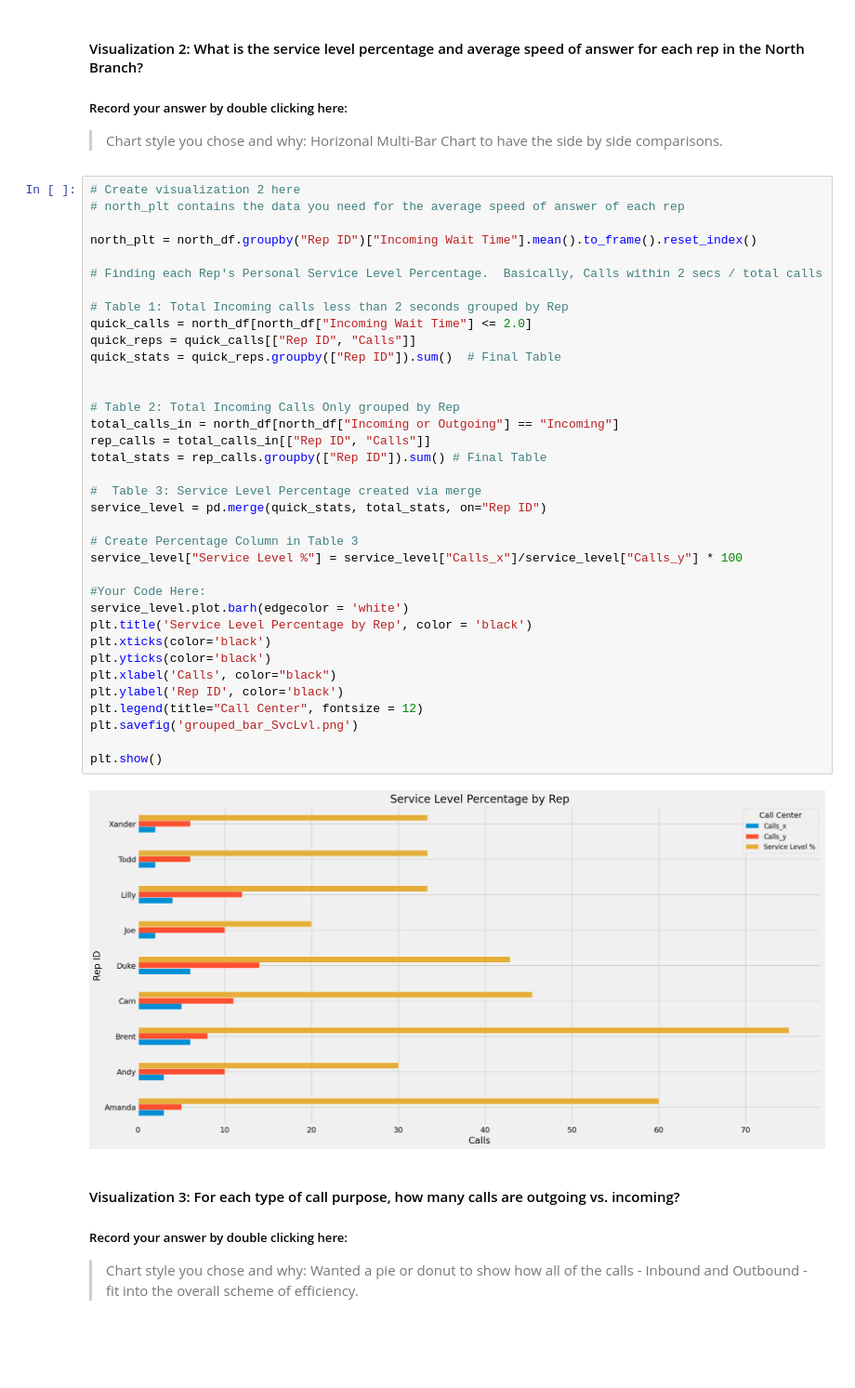
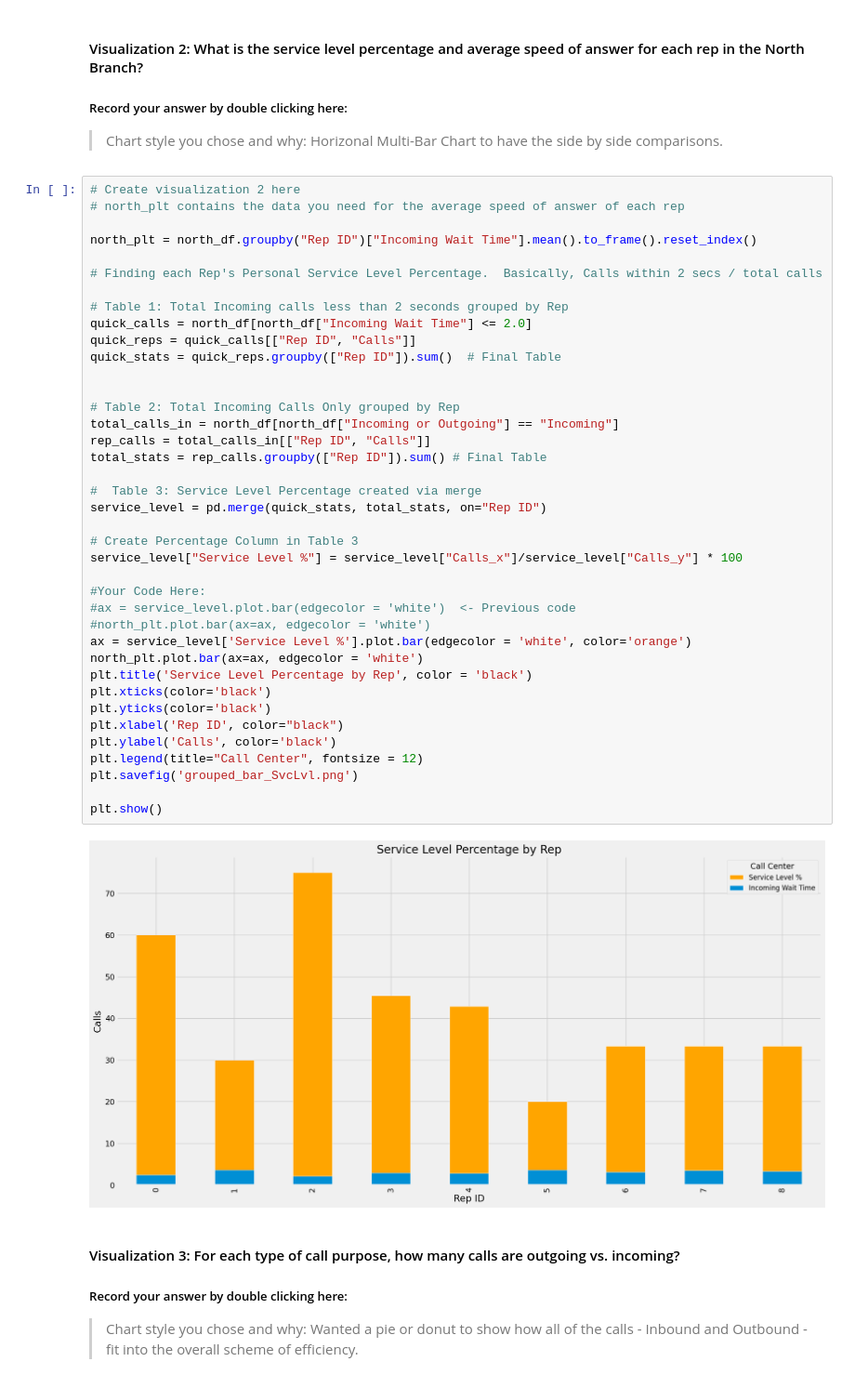
Before and after one commit to Hockeystyx/call-center-cleanup-assignment, a Jupyter notebook: Call_Center_Cleanup.ipynb, the cells around one changed output. Shown at 93% size. Drawn from its saved outputs; the diff is of its cells as text; blank space fills up the shorter version.

```diff
--- a/Call_Center_Cleanup.ipynb
+++ b/Call_Center_Cleanup.ipynb
@@ -781,37 +783,40 @@ plt.show()
 north_plt = north_df.groupby("Rep ID")["Incoming Wait Time"].mean().to_frame().reset_index()
 
 # Finding each Rep's Personal Service Level Percentage.  Basically, Calls within 2 secs / total calls
 
 # Table 1: Total Incoming calls less than 2 seconds grouped by Rep
 quick_calls = north_df[north_df["Incoming Wait Time"] <= 2.0]
 quick_reps = quick_calls[["Rep ID", "Calls"]]
 quick_stats = quick_reps.groupby(["Rep ID"]).sum()  # Final Table
 
 
 # Table 2: Total Incoming Calls Only grouped by Rep
 total_calls_in = north_df[north_df["Incoming or Outgoing"] == "Incoming"]
 rep_calls = total_calls_in[["Rep ID", "Calls"]]
 total_stats = rep_calls.groupby(["Rep ID"]).sum() # Final Table
 
 #  Table 3: Service Level Percentage created via merge
 service_level = pd.merge(quick_stats, total_stats, on="Rep ID")
 
 # Create Percentage Column in Table 3
 service_level["Service Level %"] = service_level["Calls_x"]/service_level["Calls_y"] * 100
 
 #Your Code Here:
-service_level.plot.barh(edgecolor = 'white')
+#ax = service_level.plot.bar(edgecolor = 'white')  <- Previous code
+#north_plt.plot.bar(ax=ax, edgecolor = 'white')
+ax = service_level['Service Level %'].plot.bar(edgecolor = 'white', color='orange')
+north_plt.plot.bar(ax=ax, edgecolor = 'white')
 plt.title('Service Level Percentage by Rep', color = 'black')
 plt.xticks(color='black')
 plt.yticks(color='black')
-plt.xlabel('Calls', color="black")
-plt.ylabel('Rep ID', color='black')
+plt.xlabel('Rep ID', color="black")
+plt.ylabel('Calls', color='black')
 plt.legend(title="Call Center", fontsize = 12)
 plt.savefig('grouped_bar_SvcLvl.png')
 
 plt.show()
 # %% [output]
-[figure, old version]
+[figure, new version]
 # %% [markdown]
 #### Visualization 3: For each type of call purpose, how many calls are outgoing vs. incoming?
 ##### Record your answer by double clicking here:
```
Also changed, not shown: parts of 4 cells of this notebook, 4 other files.
